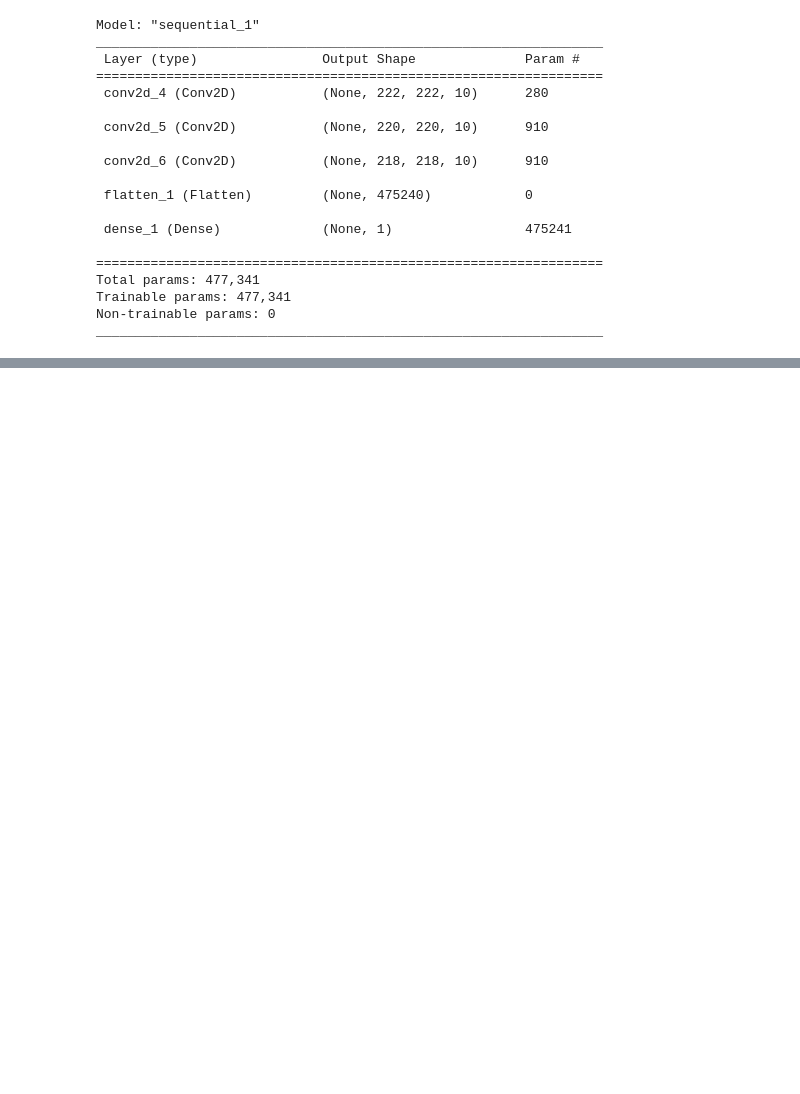
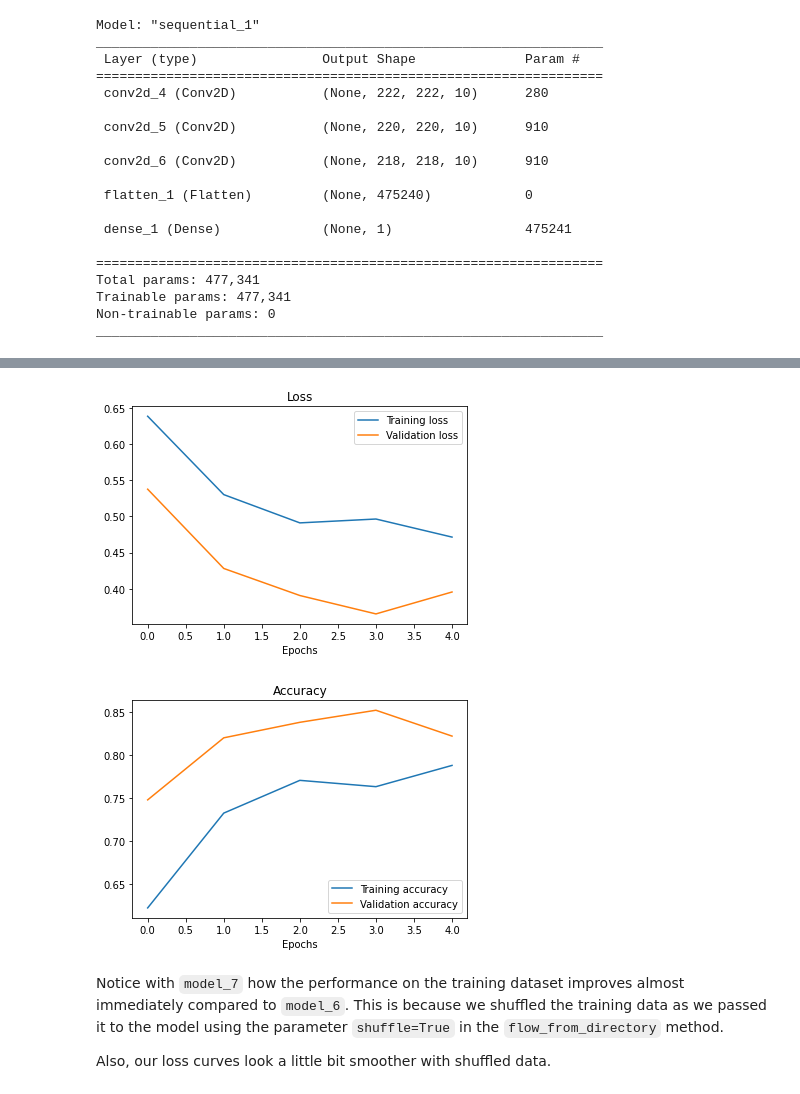
Before and after one commit to SaketMunda/cnn-computer-vision-introduction, a Jupyter notebook: convolutional_neural_network_with_tensorflow.ipynb, the cells around one changed output, grey strips where cells are left out. Saved outputs shown, nothing was run; the diff lists cells and outputs as text; code cells hidden in the pictures; blank space fills up the shorter version.

```diff
--- a/convolutional_neural_network_with_tensorflow.ipynb
+++ b/convolutional_neural_network_with_tensorflow.ipynb
@@ -769,0 +1034,24 @@ _________________________________________________________________
+# %%
+# CReate the model same as model_5 and model_6
+model_7 = Sequential([
+    Conv2D(10, 3, activation='relu', input_shape=(224, 224, 3)),
+    MaxPool2D(pool_size=2),
+    Conv2D(10, 3, activation='relu'),
+    MaxPool2D(),
+    Conv2D(10, 3, activation='relu'),
+    MaxPool2D(),
+    Flatten(),
+    Dense(1, activation='sigmoid')
+])
+
+# compile the model
+model_7.compile(loss='binary_crossentropy',
+                optimizer=Adam(),
+                metrics=['accuracy'])
+
+# fit the model
+history_7 = model_7.fit(train_data_augmented_shuffled,
+                        epochs=5,
+                        steps_per_epoch=len(train_data_augmented_shuffled),
+                        validation_data=test_data,
+                        validation_steps=len(test_data))
@@ -769,0 +1069,10 @@ _________________________________________________________________
+# %%
+# Check model's performance history training on augmented shuffled data
+plot_loss_curves(history_7)
+# %% [output]
+[figure, added]
+[figure, added]
+# %% [markdown]
+Notice with `model_7` how the performance on the training dataset improves almost immediately compared to `model_6`. This is because we shuffled the training data as we passed it to the model using the parameter `shuffle=True` in the `flow_from_directory` method.
+
+Also, our loss curves look a little bit smoother with shuffled data.
```
Also changed, not shown: parts of 26 cells of this notebook.
